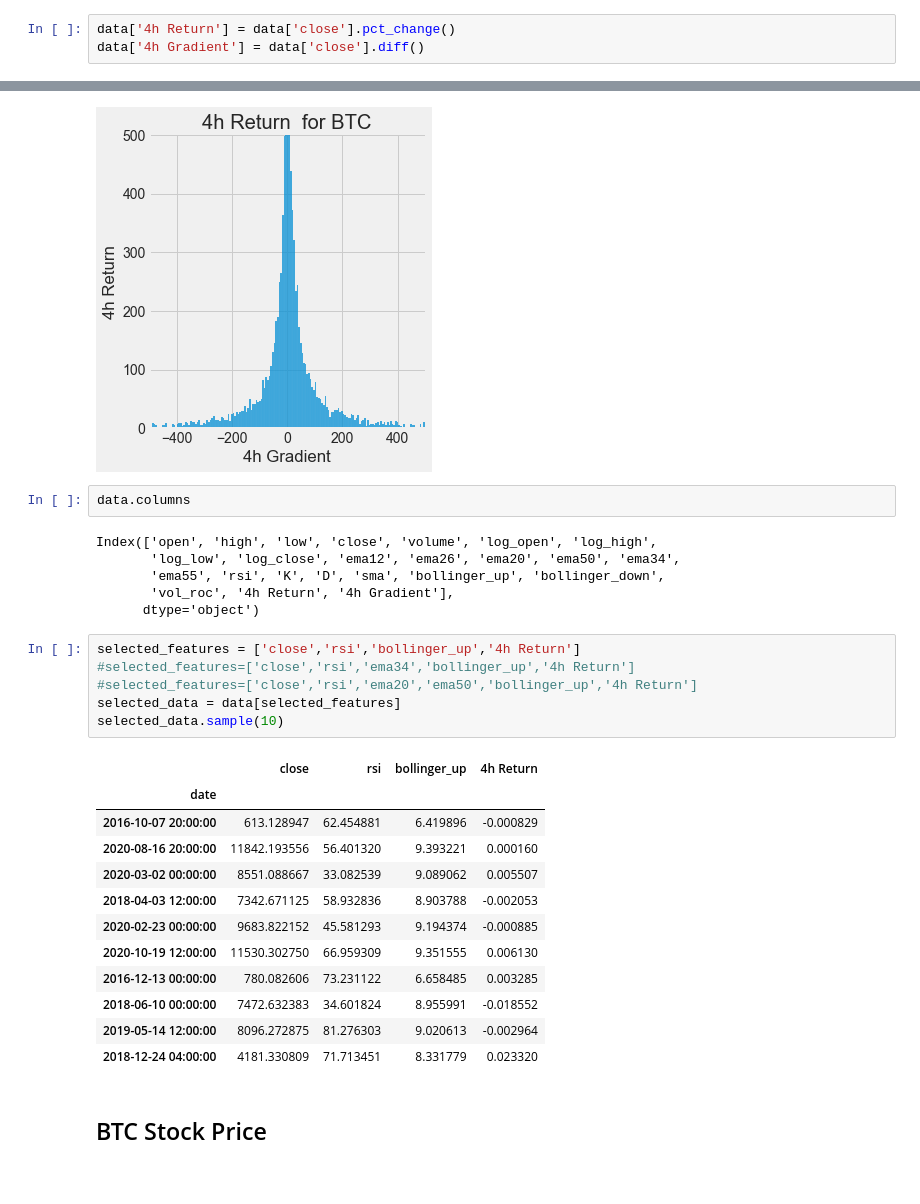
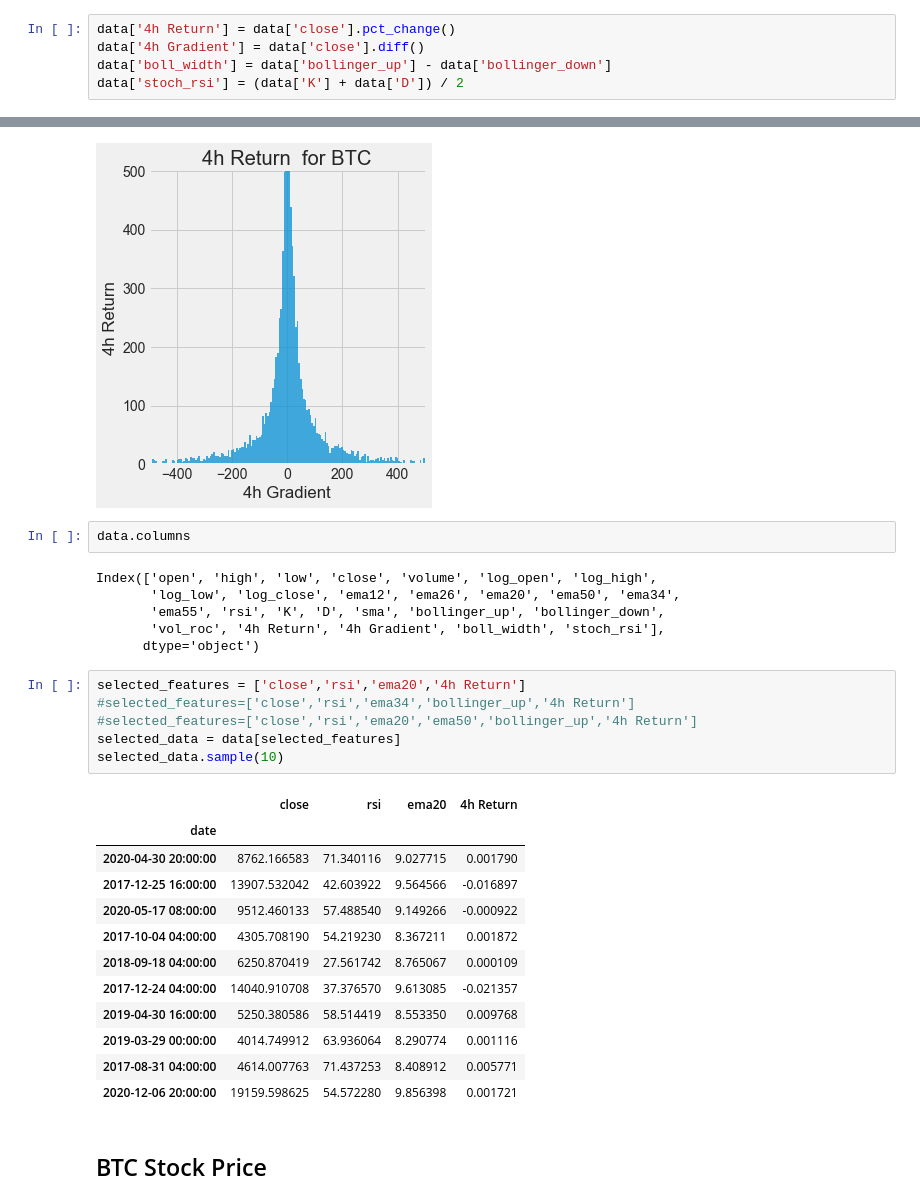
Before and after one commit to timjab92/cryptotrading-indicator, a Jupyter notebook: notebooks/BTC_pred(Ivan)_Frieda.ipynb, the cells around one changed output, grey strips where cells are left out. Drawn from its saved outputs; the diff is of its cells as text.

```diff
--- a/notebooks/BTC_pred(Ivan)_Frieda.ipynb
+++ b/notebooks/BTC_pred(Ivan)_Frieda.ipynb
@@ -156,6 +158,8 @@ $ return = \frac{new - old}{old} $
 # %%
 data['4h Return'] = data['close'].pct_change()
 data['4h Gradient'] = data['close'].diff()
+data['boll_width'] = data['bollinger_up'] - data['bollinger_down']
+data['stoch_rsi'] = (data['K'] + data['D']) / 2
 # %%
 data = data.dropna()
 # %% [markdown]
@@ -216,27 +220,27 @@ data.columns
 Index(['open', 'high', 'low', 'close', 'volume', 'log_open', 'log_high',
        'log_low', 'log_close', 'ema12', 'ema26', 'ema20', 'ema50', 'ema34',
        'ema55', 'rsi', 'K', 'D', 'sma', 'bollinger_up', 'bollinger_down',
-       'vol_roc', '4h Return', '4h Gradient'],
+       'vol_roc', '4h Return', '4h Gradient', 'boll_width', 'stoch_rsi'],
       dtype='object')
 # %%
-selected_features = ['close','rsi','bollinger_up','4h Return']
+selected_features = ['close','rsi','ema20','4h Return']
 #selected_features=['close','rsi','ema34','bollinger_up','4h Return']
 #selected_features=['close','rsi','ema20','ema50','bollinger_up','4h Return']
 selected_data = data[selected_features]
 selected_data.sample(10)
 # %% [output]
-|  | close | rsi | bollinger_up | 4h Return |
+|  | close | rsi | ema20 | 4h Return |
 | date |  |  |  |  |
-| 2016-10-07 20:00:00 | 613.128947 | 62.454881 | 6.419896 | -0.000829 |
-| 2020-08-16 20:00:00 | 11842.193556 | 56.401320 | 9.393221 | 0.000160 |
-| 2020-03-02 00:00:00 | 8551.088667 | 33.082539 | 9.089062 | 0.005507 |
-| 2018-04-03 12:00:00 | 7342.671125 | 58.932836 | 8.903788 | -0.002053 |
-| 2020-02-23 00:00:00 | 9683.822152 | 45.581293 | 9.194374 | -0.000885 |
-| 2020-10-19 12:00:00 | 11530.302750 | 66.959309 | 9.351555 | 0.006130 |
-| 2016-12-13 00:00:00 | 780.082606 | 73.231122 | 6.658485 | 0.003285 |
-| 2018-06-10 00:00:00 | 7472.632383 | 34.601824 | 8.955991 | -0.018552 |
-| 2019-05-14 12:00:00 | 8096.272875 | 81.276303 | 9.020613 | -0.002964 |
-| 2018-12-24 04:00:00 | 4181.330809 | 71.713451 | 8.331779 | 0.023320 |
+| 2020-04-30 20:00:00 | 8762.166583 | 71.340116 | 9.027715 | 0.001790 |
+| 2017-12-25 16:00:00 | 13907.532042 | 42.603922 | 9.564566 | -0.016897 |
+| 2020-05-17 08:00:00 | 9512.460133 | 57.488540 | 9.149266 | -0.000922 |
+| 2017-10-04 04:00:00 | 4305.708190 | 54.219230 | 8.367211 | 0.001872 |
+| 2018-09-18 04:00:00 | 6250.870419 | 27.561742 | 8.765067 | 0.000109 |
+| 2017-12-24 04:00:00 | 14040.910708 | 37.376570 | 9.613085 | -0.021357 |
+| 2019-04-30 16:00:00 | 5250.380586 | 58.514419 | 8.553350 | 0.009768 |
+| 2019-03-29 00:00:00 | 4014.749912 | 63.936064 | 8.290774 | 0.001116 |
+| 2017-08-31 04:00:00 | 4614.007763 | 71.437253 | 8.408912 | 0.005771 |
+| 2020-12-06 20:00:00 | 19159.598625 | 54.572280 | 9.856398 | 0.001721 |
 # %% [markdown]
 ##  BTC Stock Price
 # %% [markdown]
```
Also changed, not shown: parts of 41 cells of this notebook.
